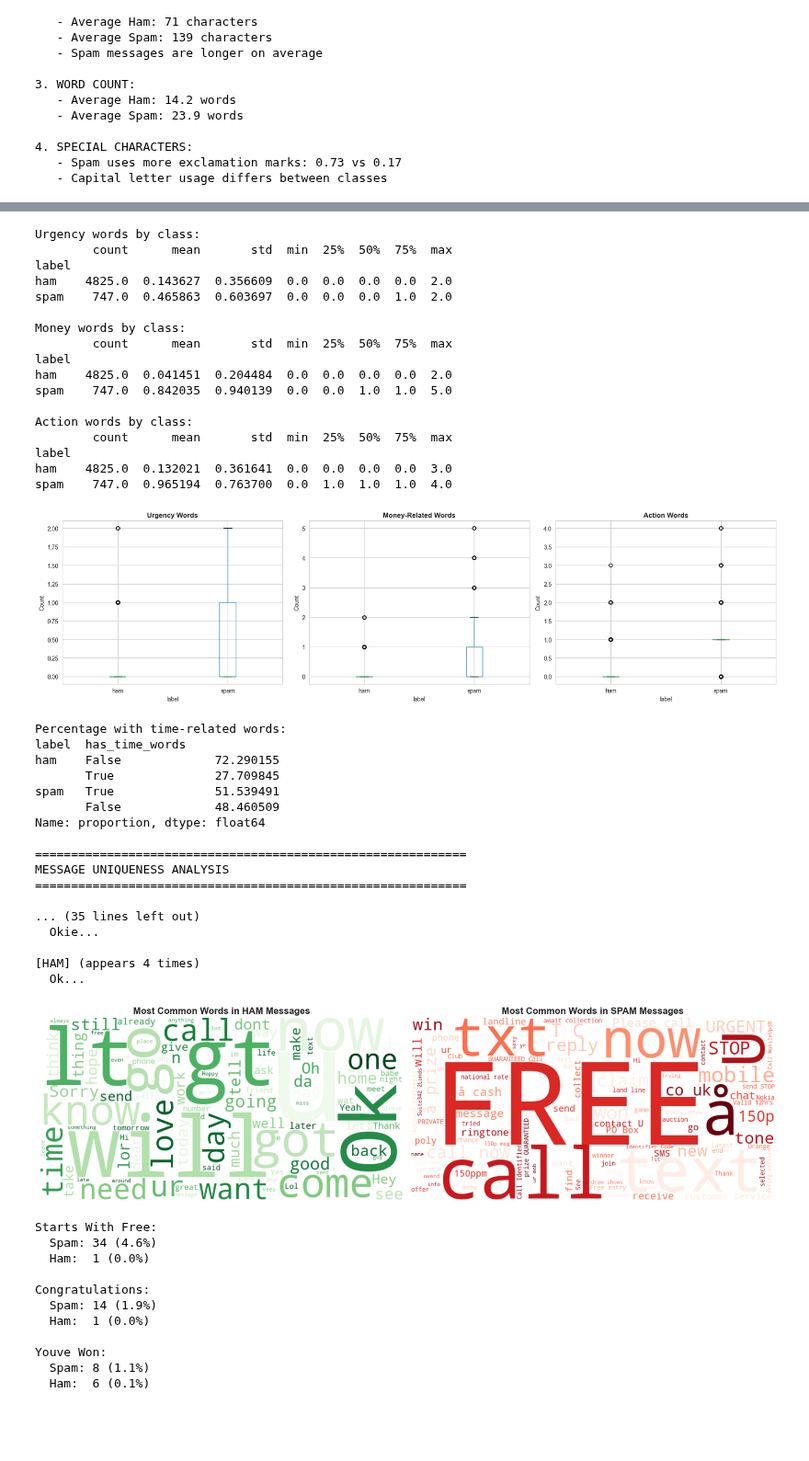
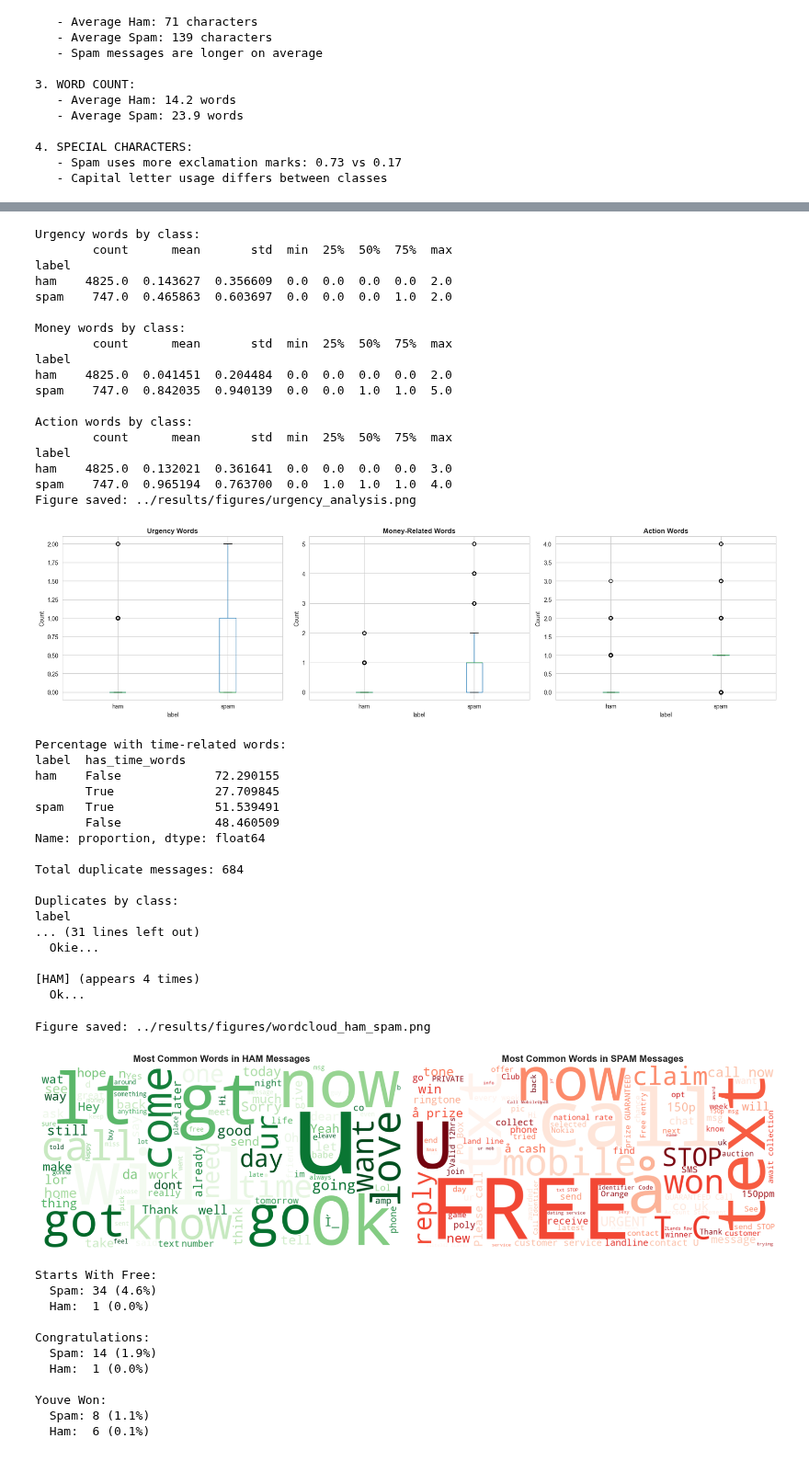
Before and after one commit to gnpthbalaji/ham_vs_spam_text_classification, a Jupyter notebook: notebooks/01_ham_spam_eda.ipynb, the cells around one changed output, grey strips where cells are left out. Shown at 92% size. Cells and saved outputs as stored; diff of their text form; code cells hidden in the pictures; blank space fills up the shorter version.

Commit message:
Updating the save image function

```diff
--- a/notebooks/01_ham_spam_eda.ipynb
+++ b/notebooks/01_ham_spam_eda.ipynb
@@ -12,10 +12,21 @@ warnings.filterwarnings('ignore')
 import re
 from wordcloud import WordCloud
 from scipy import stats
+import os
+from pathlib import Path
 
 # Plotting Style
 sns.set_style('whitegrid')
 plt.rcParams['figure.figsize'] = (10, 6)
+
+# Function to save figs to results/figures folder.
+
+figures_path = Path('../results/figures')
+
+def save_fig(filename, dpi=300, bbox_inches='tight'):
+    filepath = figures_path / filename
+    plt.savefig(filepath, dpi=dpi, bbox_inches=bbox_inches)
+    print(f'Figure saved: {filepath}')
 # %%
 df = pd.read_csv('../data/raw/spam.csv', encoding='latin-1')
 print(f"\nDataset shape: {df.shape}")
@@ -671,6 +696,7 @@ axes[2].set_ylabel('Count')
 
 plt.suptitle('')
 plt.tight_layout()
+save_fig('urgency_analysis.png')
 plt.show()
 # %% [output]
 Urgency words by class:
@@ -690,6 +716,7 @@ Action words by class:
 label
 ham    4825.0  0.132021  0.361641  0.0  0.0  0.0  0.0  3.0
 spam    747.0  0.965194  0.763700  0.0  1.0  1.0  1.0  4.0
+Figure saved: ../results/figures/urgency_analysis.png
 [figure]
 # %%
 # Time-based Analysis
@@ -704,13 +731,6 @@ df['has_time_words'] = df['message'].apply(
 print("\nPercentage with time-related words:")
 print(df.groupby('label')['has_time_words'].value_counts(normalize=True) * 100)
 
-# ============================================================================
-# CELL: Message Uniqueness
-# ============================================================================
-
-print("\n" + "="*60)
-print("MESSAGE UNIQUENESS ANALYSIS")
-print("="*60)
 
 # Check for duplicate messages
 duplicates = df.duplicated(subset=['message'], keep=False)
@@ -735,11 +755,11 @@ spam   True              51.539491
        False             48.460509
 Name: proportion, dtype: float64
 
-============================================================
-MESSAGE UNIQUENESS ANALYSIS
-============================================================
+Total duplicate messages: 684
 
-... (35 lines left out)
+Duplicates by class:
+label
+... (31 lines left out)
   Okie...
 
 [HAM] (appears 4 times)
@@ -750,34 +770,36 @@ MESSAGE UNIQUENESS ANALYSIS
 # Combine all messages by class
 ham_text = ' '.join(df[df['label'] == 'ham']['message'].astype(str))
 spam_text = ' '.join(df[df['label'] == 'spam']['message'].astype(str))
 
 # Create word clouds
 fig, axes = plt.subplots(1, 2, figsize=(18, 8))
 
 # Ham word cloud
 ham_wordcloud = WordCloud(width=800, height=400,
                           background_color='white',
                           colormap='Greens',
                           max_words=100).generate(ham_text)
 
 axes[0].imshow(ham_wordcloud, interpolation='bilinear')
 axes[0].set_title('Most Common Words in HAM Messages', fontsize=16, fontweight='bold')
 axes[0].axis('off')
 
 # Spam word cloud
 spam_wordcloud = WordCloud(width=800, height=400,
                            background_color='white',
                            colormap='Reds',
                            max_words=100).generate(spam_text)
 
 axes[1].imshow(spam_wordcloud, interpolation='bilinear')
 axes[1].set_title('Most Common Words in SPAM Messages', fontsize=16, fontweight='bold')
 axes[1].axis('off')
 
 plt.tight_layout()
+save_fig('wordcloud_ham_spam.png')
 plt.show()
 # %% [output]
+Figure saved: ../results/figures/wordcloud_ham_spam.png
-[figure, old version]
+[figure, new version]
 # %%
 # Specific Spam Indicators
 
```
Also changed, not shown: parts of 8 cells of this notebook.
